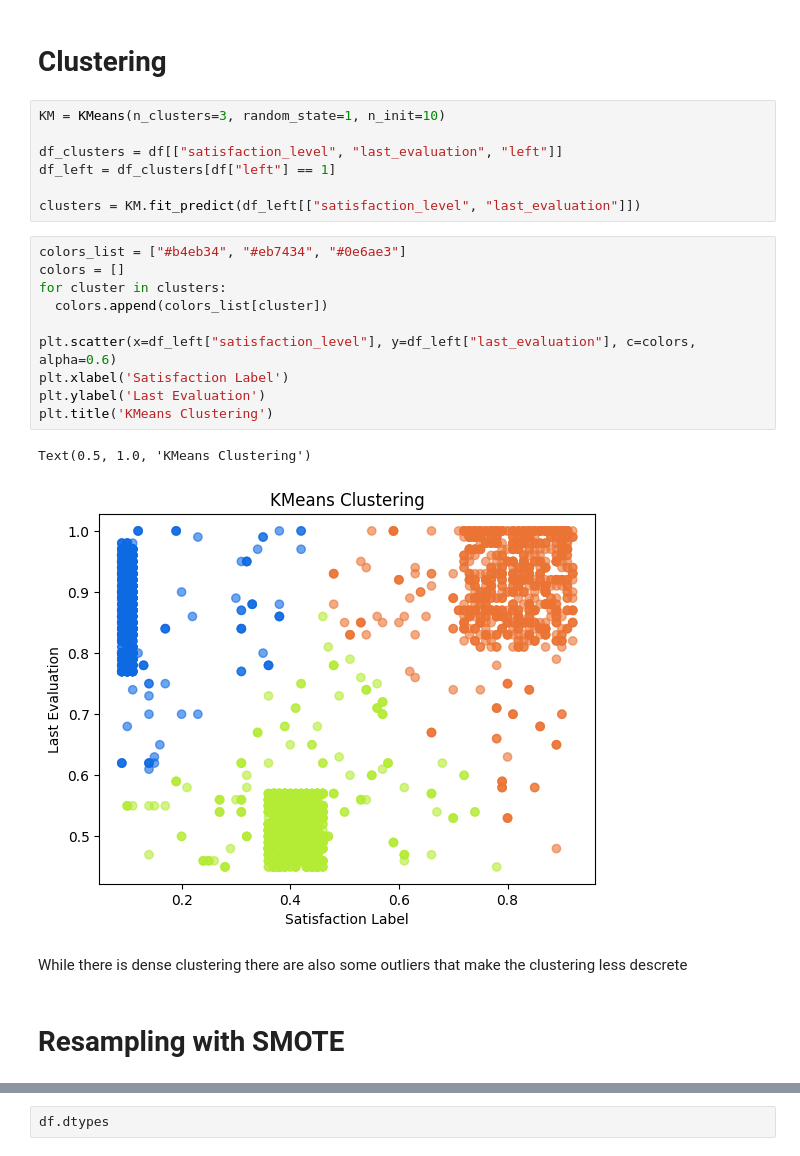
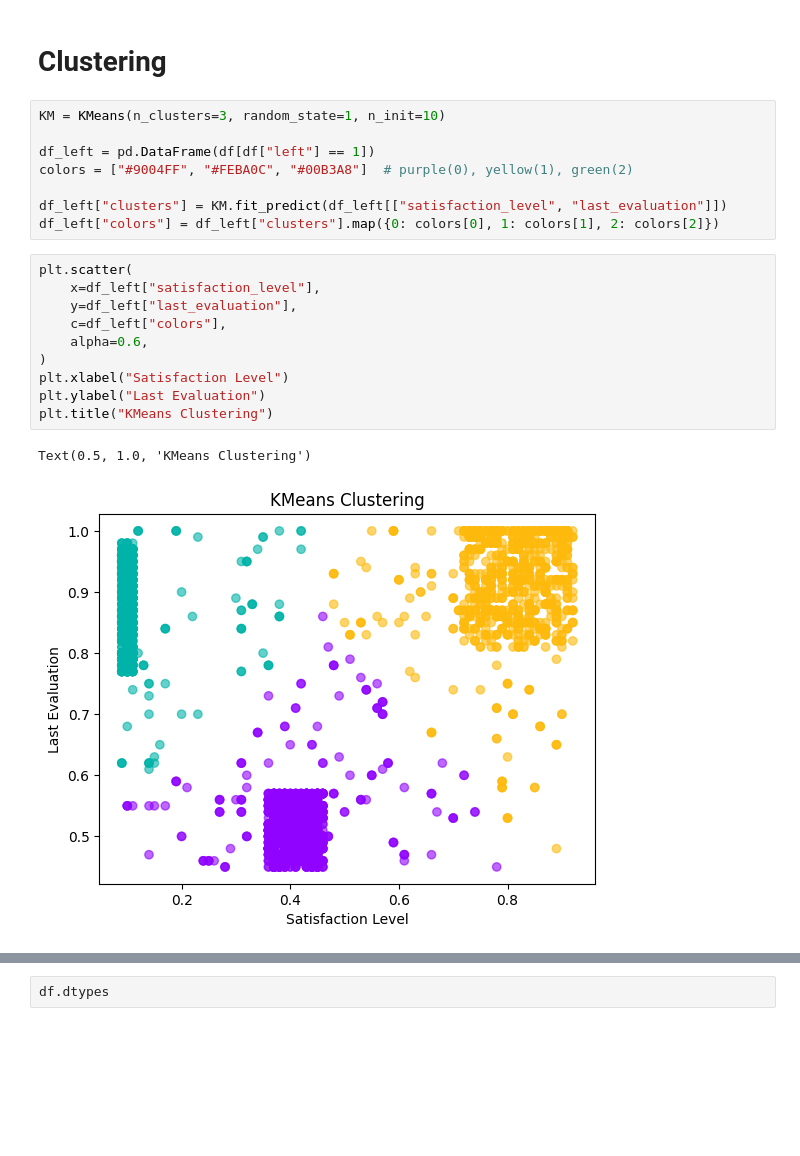
Before and after one commit to kitsbits/aiml, a Jupyter notebook: ml-core/project/ml_project.ipynb, the cells around one changed output, grey strips where cells are left out. Cells and saved outputs as stored; diff of their text form; blank space fills up the shorter version.

```diff
--- a/ml-core/project/ml_project.ipynb
+++ b/ml-core/project/ml_project.ipynb
@@ -210,24 +210,21 @@ sns.jointplot(x='satisfaction_level', y='last_evaluation', data=df, hue='left')
 # %%
 KM = KMeans(n_clusters=3, random_state=1, n_init=10)
 
-df_clusters = df[["satisfaction_level", "last_evaluation", "left"]]
-df_left = df_clusters[df["left"] == 1]
+df_left = pd.DataFrame(df[df["left"] == 1])
+colors = ["#9004FF", "#FEBA0C", "#00B3A8"]  # purple(0), yellow(1), green(2)
 
-clusters = KM.fit_predict(df_left[["satisfaction_level", "last_evaluation"]])
+df_left["clusters"] = KM.fit_predict(df_left[["satisfaction_level", "last_evaluation"]])
+df_left["colors"] = df_left["clusters"].map({0: colors[0], 1: colors[1], 2: colors[2]})
 # %%
-colors_list = ["#b4eb34", "#eb7434", "#0e6ae3"]
-colors = []
-for cluster in clusters:
-  colors.append(colors_list[cluster])
-
-plt.scatter(x=df_left["satisfaction_level"], y=df_left["last_evaluation"], c=colors, alpha=0.6)
-plt.xlabel('Satisfaction Label')
-plt.ylabel('Last Evaluation')
-plt.title('KMeans Clustering')
+plt.scatter(
+    x=df_left["satisfaction_level"],
+    y=df_left["last_evaluation"],
+    c=df_left["colors"],
+    alpha=0.6,
+)
+plt.xlabel("Satisfaction Level")
+plt.ylabel("Last Evaluation")
+plt.title("KMeans Clustering")
 # %% [output]
 Text(0.5, 1.0, 'KMeans Clustering')
-[figure, old version]
+[figure, new version]
-# %% [markdown]
-While there is dense clustering there are also some outliers that make the clustering less descrete
-# %% [markdown]
-# Resampling with SMOTE
```
Also changed, not shown: parts of 11 cells of this notebook.
